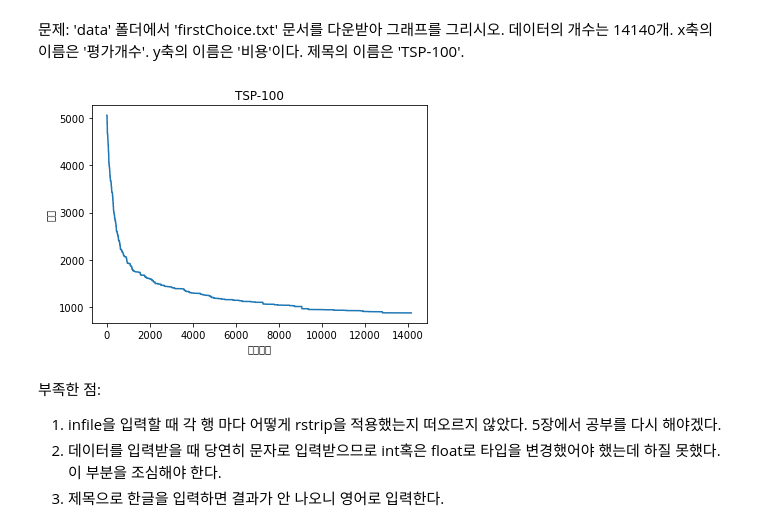
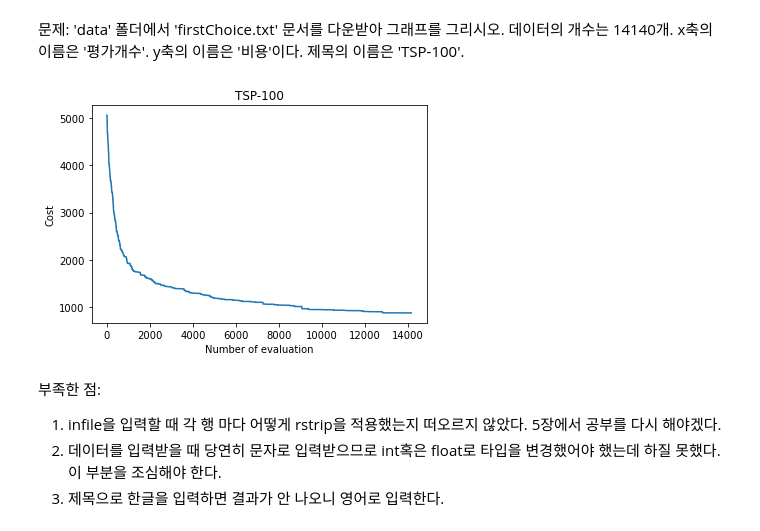
Before and after one commit to StatPage/AI-programming-class, a Jupyter notebook: 08 연습.ipynb, the cells around one changed output. Drawn from its saved outputs; the diff is of its cells as text; code cells hidden in the pictures.

```diff
--- a/08 연습.ipynb
+++ b/08 연습.ipynb
@@ -228,23 +240,23 @@ plt.show()
 # %%
 import matplotlib.pyplot as plt
 import numpy as np
 
 x = np.arange(14140)
 
 y = []
 infile = open('data/firstChoice.txt', 'r')
 for line in infile:
     y.append(float(line))
 infile.close()
 
 plt.plot(x, y)
-plt.xlabel('평가개수')
-plt.ylabel('비용')
+plt.xlabel('Number of evaluation')
+plt.ylabel('Cost')
 plt.title('TSP-100')
 
 plt.show()
 # %% [output]
-[figure, old version]
+[figure, new version]
 # %% [markdown]
 부족한 점:
 1. infile을 입력할 때 각 행 마다 어떻게 rstrip을 적용했는지 떠오르지 않았다. 5장에서 공부를 다시 해야겠다.
```
Also changed, not shown: parts of 6 cells of this notebook.
